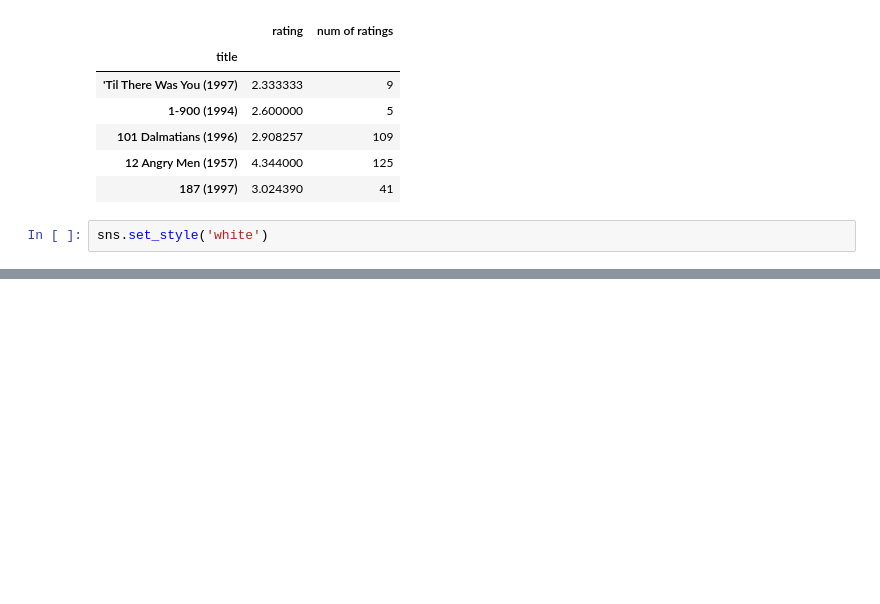
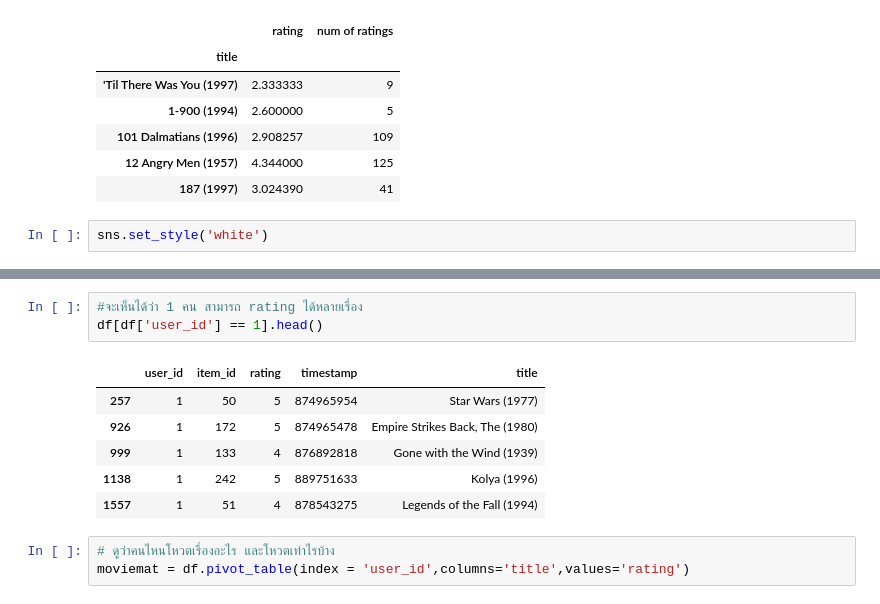
Before and after one commit to nilemarezz/Learn-DataSci02, a Jupyter notebook: Machine Learning/Recommend System/MyTest.ipynb, the cells around one changed output, grey strips where cells are left out. Cells and saved outputs as stored; diff of their text form; blank space fills up the shorter version.

```diff
--- a/Machine Learning/Recommend System/MyTest.ipynb
+++ b/Machine Learning/Recommend System/MyTest.ipynb
@@ -94,0 +95,13 @@ ratings['rating'].hist(bins=50)
+# %%
+#จะเห็นได้ว่า 1 คน สามารถ rating ได้หลายเรื่อง
+df[df['user_id'] == 1].head()
+# %% [output]
+|  | user_id | item_id | rating | timestamp | title |
+| 257 | 1 | 50 | 5 | 874965954 | Star Wars (1977) |
+| 926 | 1 | 172 | 5 | 874965478 | Empire Strikes Back, The (1980) |
+| 999 | 1 | 133 | 4 | 876892818 | Gone with the Wind (1939) |
+| 1138 | 1 | 242 | 5 | 889751633 | Kolya (1996) |
+| 1557 | 1 | 51 | 4 | 878543275 | Legends of the Fall (1994) |
+# %%
+# ดูว่าคนไหนโหวตเรื่องอะไร และโหวตเท่าไรบ้าง
+moviemat = df.pivot_table(index = 'user_id',columns='title',values='rating')
```
Also changed, not shown: parts of 24 cells of this notebook, 7 other files.
